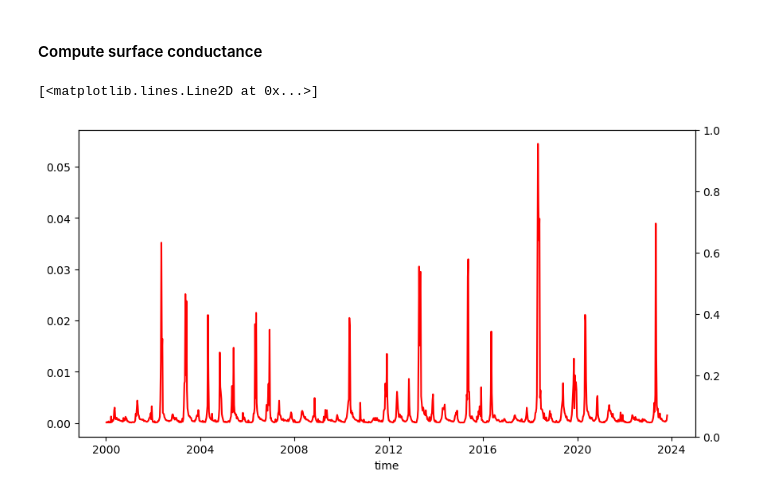
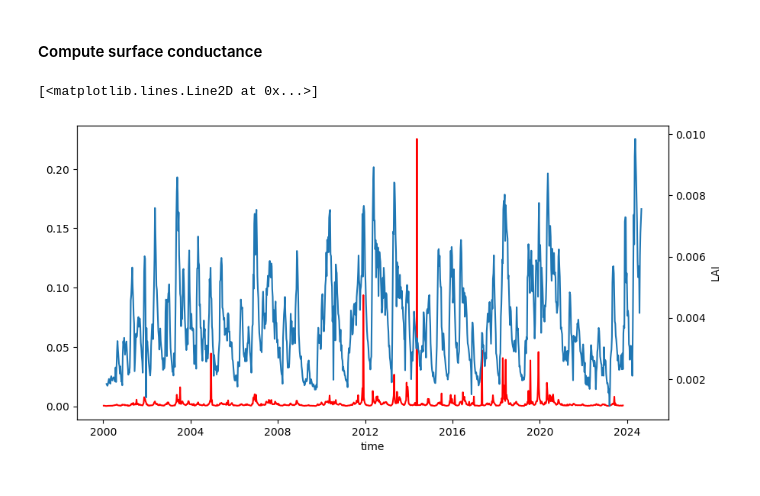
Before and after one commit to klekarkar/carbon_assimilation, a Jupyter notebook: surface_conductance.ipynb, the cells around one changed output. Saved outputs shown, nothing was run; the diff lists cells and outputs as text; code cells hidden in the pictures.

```diff
--- a/surface_conductance.ipynb
+++ b/surface_conductance.ipynb
@@ -115,13 +112,13 @@ common_grid['gamma'] = common_grid['gamma'].broadcast_like(common_grid['modis_LE
 # %%
 LAI = 0.1 * modis_lai_grid['LAI']  #0.1 is the scale factor
-rs_LAI =LAI/200
+rc_LAI =LAI/200
 # %%
 fig,ax = plt.subplots(figsize=(10,5))
 ax2 = ax.twinx()
 surface_conductance = 1/rs
-surface_conductance.sel(lat = slice(2.5,4.6),lon = slice(36.5,39.6)).mean(dim = ['lat','lon']).plot(ax=ax,label = 'Surface conductance', c = 'r')
-#rs_LAI.sel(lat = slice(2.5,4.6),lon = slice(36.5,39.6)).mean(dim = ['lat','lon']).plot(ax=ax2,label = 'LAI')
+surface_conductance.sel(lat = slice(0,1),lon = slice(36.5,37.1)).mean(dim = ['lat','lon']).plot(ax=ax,label = 'Surface conductance', c = 'r')
+rc_LAI.sel(lat = slice(0,1),lon = slice(36.5,37.1)).mean(dim = ['lat','lon']).plot(ax=ax2,label = 'LAI')
 #plt.legend()
 # %% [output]
 [<matplotlib.lines.Line2D at 0x...>]
-[figure, old version]
+[figure, new version]
```
Also changed, not shown: parts of 3 cells of this notebook, 1 other file.
